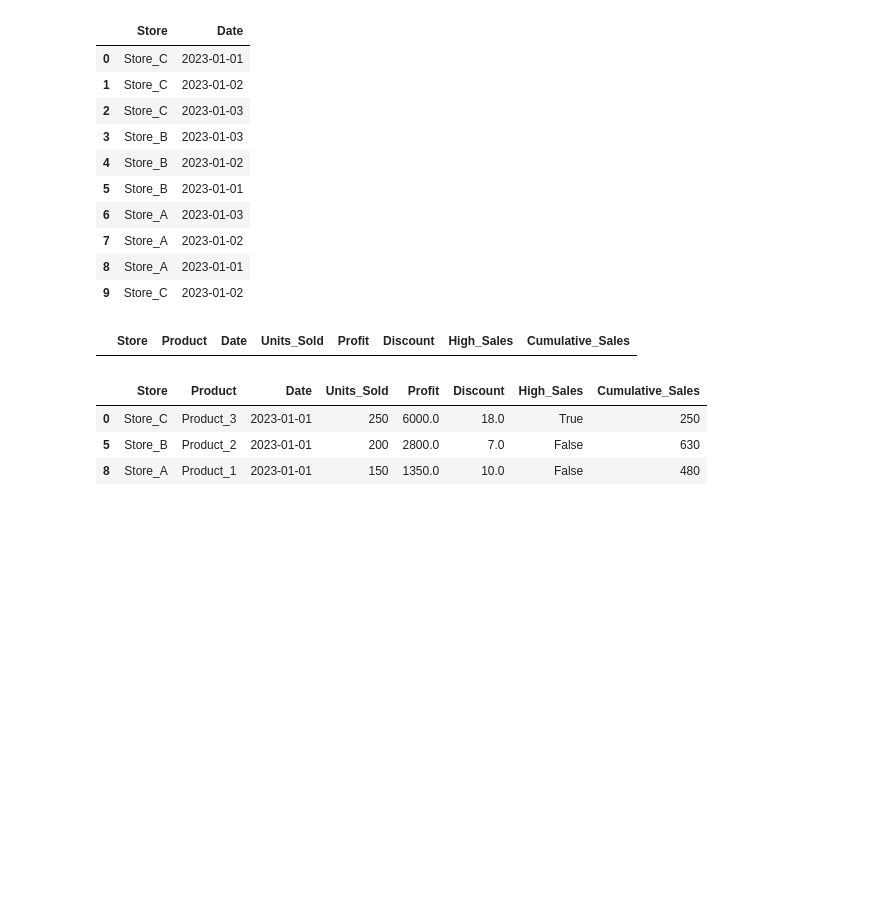
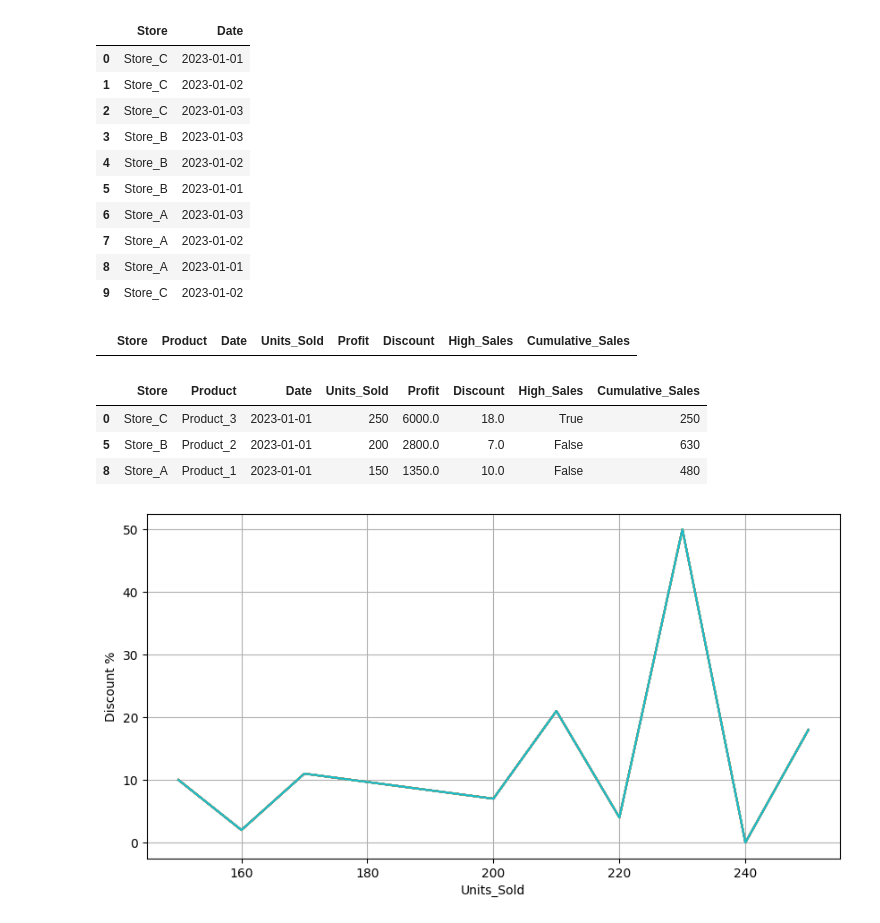
Before and after one commit to Poitreqm/Data_Task, a Jupyter notebook: Products_high_exc_6/products_hight_exc_6.ipynb, the cells around one changed output. Drawn from its saved outputs; the diff is of its cells as text; code cells hidden in the pictures; blank space fills up the shorter version.

```diff
--- a/Products_high_exc_6/products_hight_exc_6.ipynb
+++ b/Products_high_exc_6/products_hight_exc_6.ipynb
@@ -388,3 +388,15 @@ df[df["Date"].isin(r)]
 | 0 | Store_C | Product_3 | 2023-01-01 | 250 | 6000.0 | 18.0 | True | 250 |
 | 5 | Store_B | Product_2 | 2023-01-01 | 200 | 2800.0 | 7.0 | False | 630 |
 | 8 | Store_A | Product_1 | 2023-01-01 | 150 | 1350.0 | 10.0 | False | 480 |
+# %%
+plt.figure(figsize=(10, 5))
+
+for date, profict in df.groupby("Cumulative_Sales"):
+    plt.plot(df["Units_Sold"], df["Discount"])
+
+plt.xlabel("Units_Sold")
+plt.ylabel("Discount %")
+plt.grid()
+plt.show()
+# %% [output]
+[figure, added]
```
